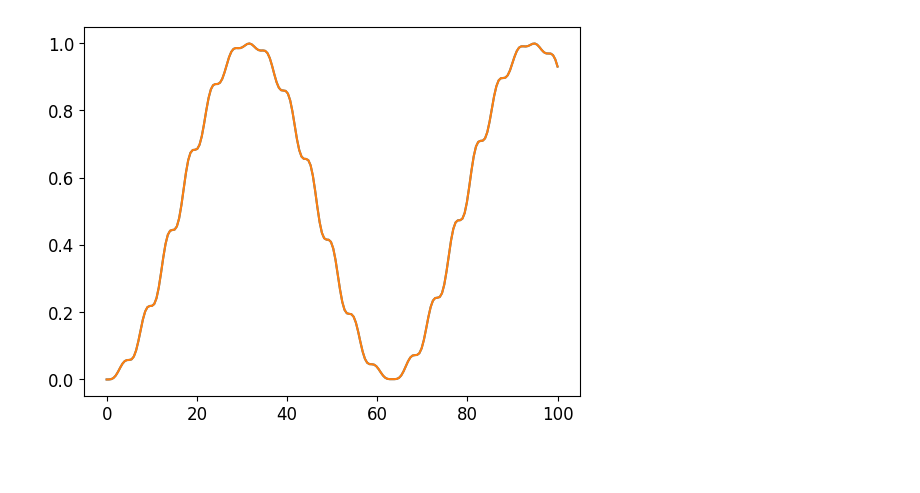
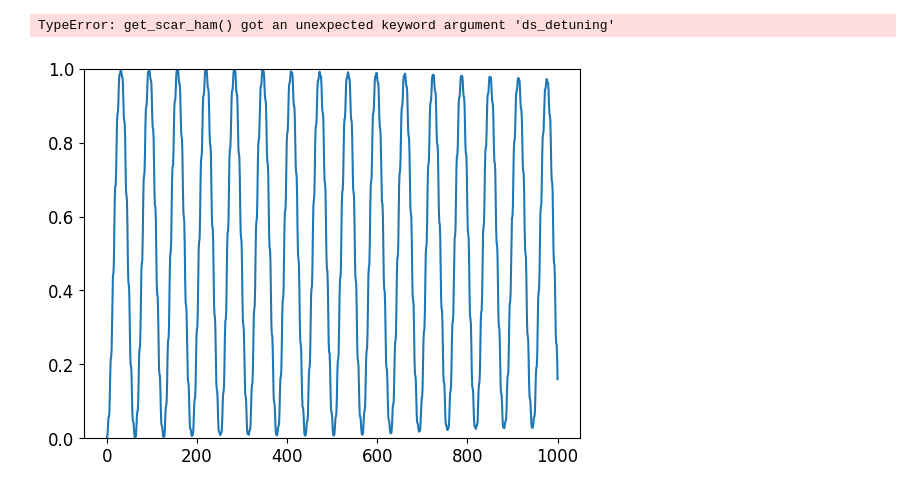
Before and after one commit to Idden/Quantum-Internship, a Jupyter notebook: Quantum_Batteries_Scars/disorder_tests/dragon_said_so.ipynb, the cells around one changed output. Saved outputs shown, nothing was run; the diff lists cells and outputs as text; code cells hidden in the pictures; blank space fills up the shorter version.

```diff
--- a/Quantum_Batteries_Scars/disorder_tests/dragon_said_so.ipynb
+++ b/Quantum_Batteries_Scars/disorder_tests/dragon_said_so.ipynb
@@ -8,12 +8,11 @@ from quantumScarsPlotting import *
 N = 4
 wd = 0.642570281124498
 args = {"A": 0.1}
-tlist = np.linspace(0, 100, 200)
+tlist = np.linspace(0, 1000, 1000)
 
 H0, H1_list, eigenvalues, eigenstates, psi0, basisList = get_scar_ham(N, ham_disorder=[0, 0, 0],
-                 random_seed=False, ds_detuning=0,
-                 random_drive_strength=False, random_drive_freq=True,
-                 ohms=1.0)
+                 random_seed=False, indv_qubit=True,
+                 ohms=1.0, ds_dis=0)
 
 dw = np.random.uniform(-0, 0, N)
 omega_list = wd + dw
@@ -36,10 +35,12 @@ args_full = {"A": 0.1, "omega": wd}
 H = qt.QobjEvo([H0, [H1, coeff]], args=args_full)
 psi_t = qt.sesolve(H, eigenstates[0], tlist, e_ops=[H0])
 Rtau_vary = np.array(np.real(psi_t.expect[0] - psi_t.expect[0][0]) / (eigenvalues[-1] - eigenvalues[0]))
+# %% [output]
+TypeError: get_scar_ham() got an unexpected keyword argument 'ds_detuning'
 # %%
 plt.plot(tlist, Rtau)
-plt.plot(tlist, Rtau_vary)
+# plt.plot(tlist, Rtau_vary)
 plt.ylim(0, 1)
 plt.show()
 # %% [output]
-[figure, old version]
+[figure, new version]
```
Also changed, not shown: 3 other files.
